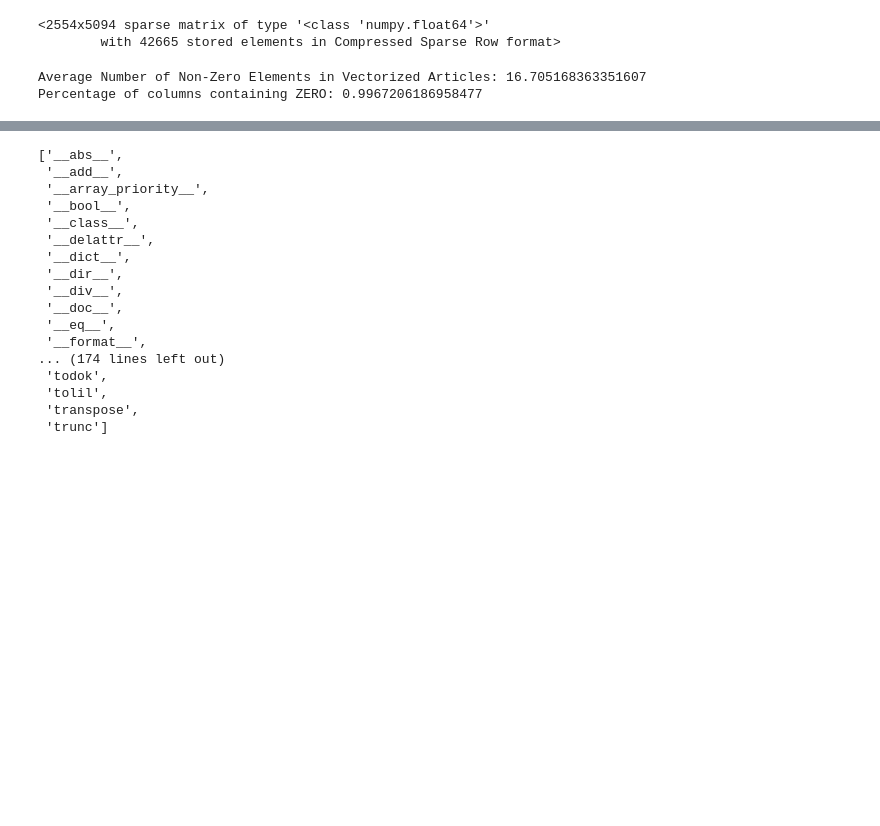
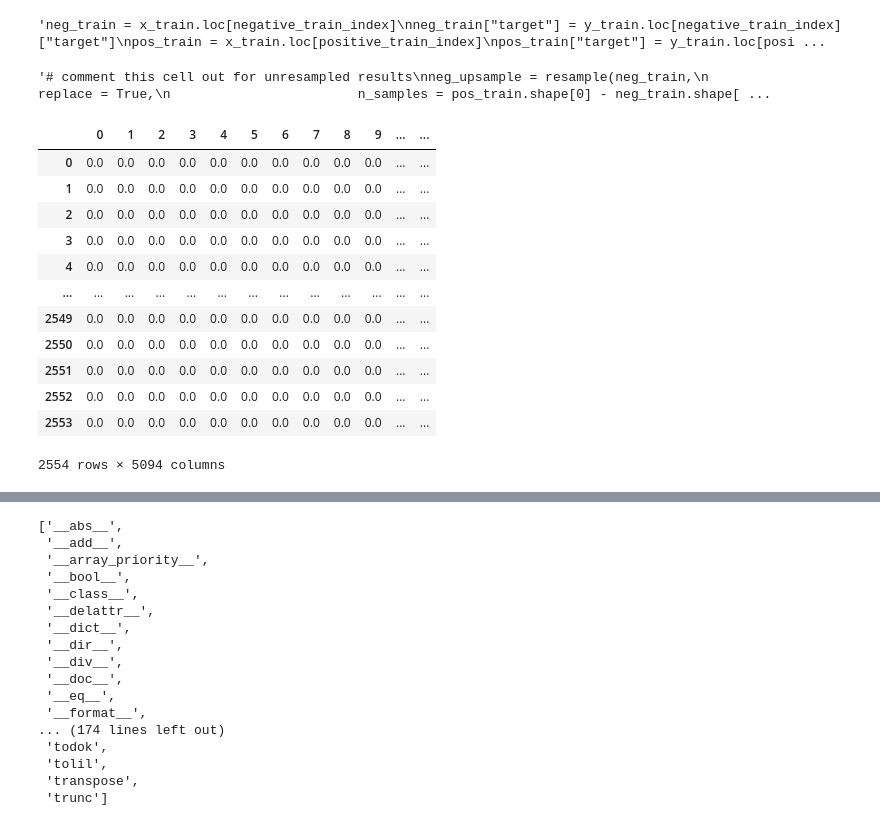
Before and after one commit to freeebooksdotcom/twitter_brand_emotions_project, a Jupyter notebook: Naive Bayes Model.ipynb, the cells around one changed output, grey strips where cells are left out. Saved outputs shown, nothing was run; the diff lists cells and outputs as text; code cells hidden in the pictures; blank space fills up the shorter version.

```diff
--- a/Naive Bayes Model.ipynb
+++ b/Naive Bayes Model.ipynb
@@ -14,19 +22,28 @@ y_val = pd.read_csv("data/y_val.csv", encoding = "ISO-8859-1")
+# %%
+negative_train_index = y_train[y_train["target"]==1].index
+positive_train_index = y_train[y_train["target"]==0].index
+# %%
+"""neg_train = x_train.loc[negative_train_index]
+neg_train["target"] = y_train.loc[negative_train_index]["target"]
+pos_train = x_train.loc[positive_train_index]
+pos_train["target"] = y_train.loc[positive_train_index]["target"]
+pos_train"""
+# %% [output]
+'neg_train = x_train.loc[negative_train_index]\nneg_train["target"] = y_train.loc[negative_train_index]["target"]\npos_train = x_train.loc[positive_train_index]\npos_train["target"] = y_train.loc[posi ...
+# %%
+"""# comment this cell out for unresampled results
+neg_upsample = resample(neg_train,
+                        replace = True,
+                        n_samples = pos_train.shape[0] - neg_train.shape[0]
+                       )
+
+resampled_train = pd.concat([neg_upsample, neg_train, pos_train], ignore_index = True)
+x_train = resampled_train
+y_train = x_train[["index","target"]]"""
+# %% [output]
+'# comment this cell out for unresampled results\nneg_upsample = resample(neg_train,\n                        replace = True,\n                        n_samples = pos_train.shape[0] - neg_train.shape[ ...
 # %%
 tfidf = TfidfVectorizer()
 # %%
 tfidf_train = tfidf.fit_transform(x_train["text"])
 tfidf_val = tfidf.transform(x_val["text"])
-# %%
-tfidf_train
-# %% [output]
-<2554x5094 sparse matrix of type '<class 'numpy.float64'>'
-        with 42665 stored elements in Compressed Sparse Row format>
-# %%
-non_zero_cols = tfidf_train.nnz / float(tfidf_train.shape[0])
-print("Average Number of Non-Zero Elements in Vectorized Articles: {}".format(non_zero_cols))
-
-percent_sparse = 1 - (non_zero_cols / float(tfidf_train.shape[1]))
-print('Percentage of columns containing ZERO: {}'.format(percent_sparse))
-# %% [output]
-Average Number of Non-Zero Elements in Vectorized Articles: 16.705168363351607
-Percentage of columns containing ZERO: 0.9967206186958477
@@ -34,0 +50,19 @@ gnb = GaussianNB()
+# %%
+dense_train = pd.DataFrame(tfidf_train.todense())
+dense_val = pd.DataFrame(tfidf_val.todense())
+# %%
+dense_train
+# %% [output]
+|  | 0 | 1 | 2 | 3 | 4 | 5 | 6 | 7 | 8 | 9 | ... | ... |
+| 0 | 0.0 | 0.0 | 0.0 | 0.0 | 0.0 | 0.0 | 0.0 | 0.0 | 0.0 | 0.0 | ... | ... |
+| 1 | 0.0 | 0.0 | 0.0 | 0.0 | 0.0 | 0.0 | 0.0 | 0.0 | 0.0 | 0.0 | ... | ... |
+| 2 | 0.0 | 0.0 | 0.0 | 0.0 | 0.0 | 0.0 | 0.0 | 0.0 | 0.0 | 0.0 | ... | ... |
+| 3 | 0.0 | 0.0 | 0.0 | 0.0 | 0.0 | 0.0 | 0.0 | 0.0 | 0.0 | 0.0 | ... | ... |
+| 4 | 0.0 | 0.0 | 0.0 | 0.0 | 0.0 | 0.0 | 0.0 | 0.0 | 0.0 | 0.0 | ... | ... |
+| ... | ... | ... | ... | ... | ... | ... | ... | ... | ... | ... | ... | ... |
+| 2549 | 0.0 | 0.0 | 0.0 | 0.0 | 0.0 | 0.0 | 0.0 | 0.0 | 0.0 | 0.0 | ... | ... |
+| 2550 | 0.0 | 0.0 | 0.0 | 0.0 | 0.0 | 0.0 | 0.0 | 0.0 | 0.0 | 0.0 | ... | ... |
+| 2551 | 0.0 | 0.0 | 0.0 | 0.0 | 0.0 | 0.0 | 0.0 | 0.0 | 0.0 | 0.0 | ... | ... |
+| 2552 | 0.0 | 0.0 | 0.0 | 0.0 | 0.0 | 0.0 | 0.0 | 0.0 | 0.0 | 0.0 | ... | ... |
+| 2553 | 0.0 | 0.0 | 0.0 | 0.0 | 0.0 | 0.0 | 0.0 | 0.0 | 0.0 | 0.0 | ... | ... |
+2554 rows × 5094 columns
```
Also changed, not shown: parts of 13 cells of this notebook.
